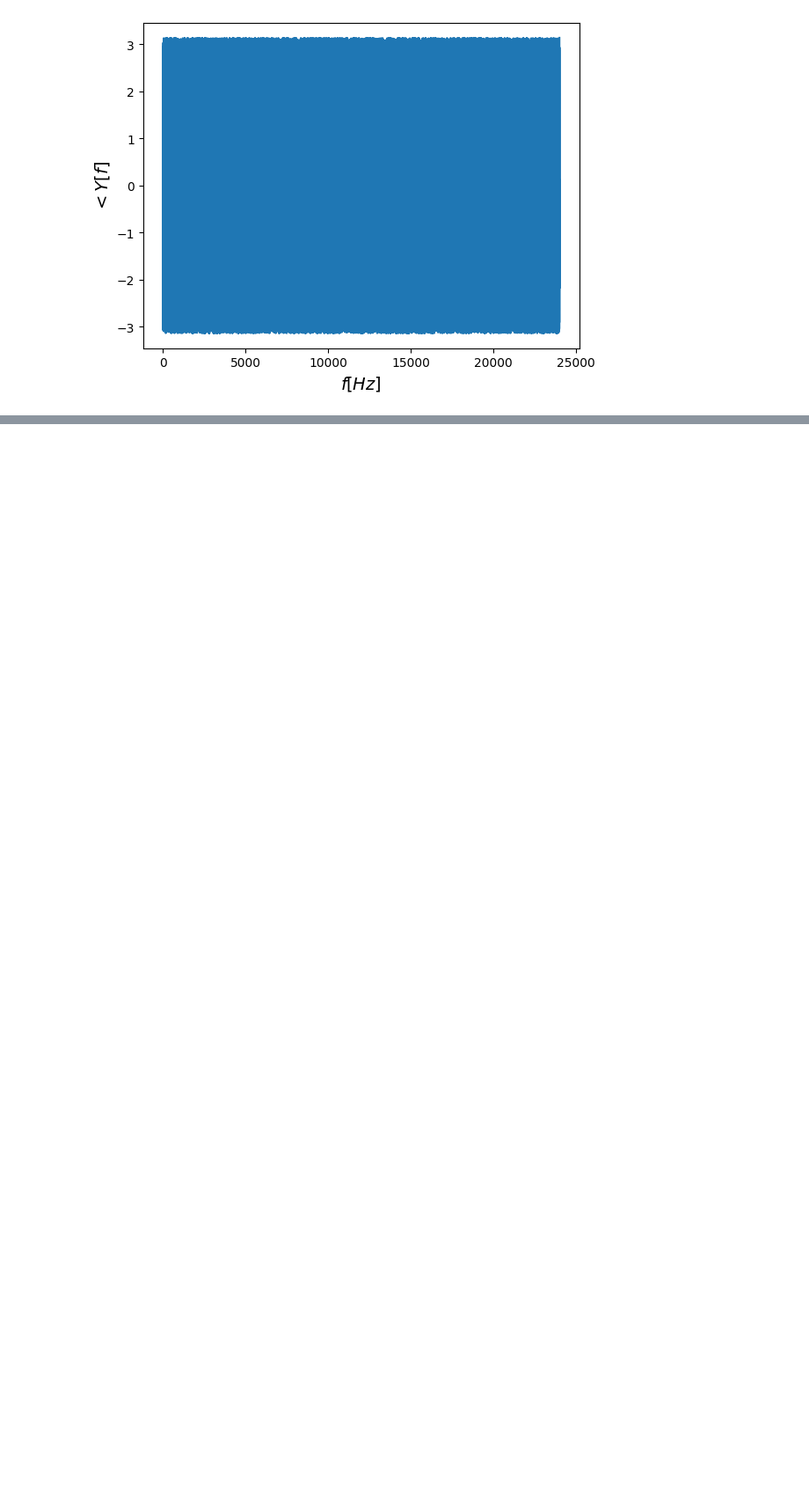
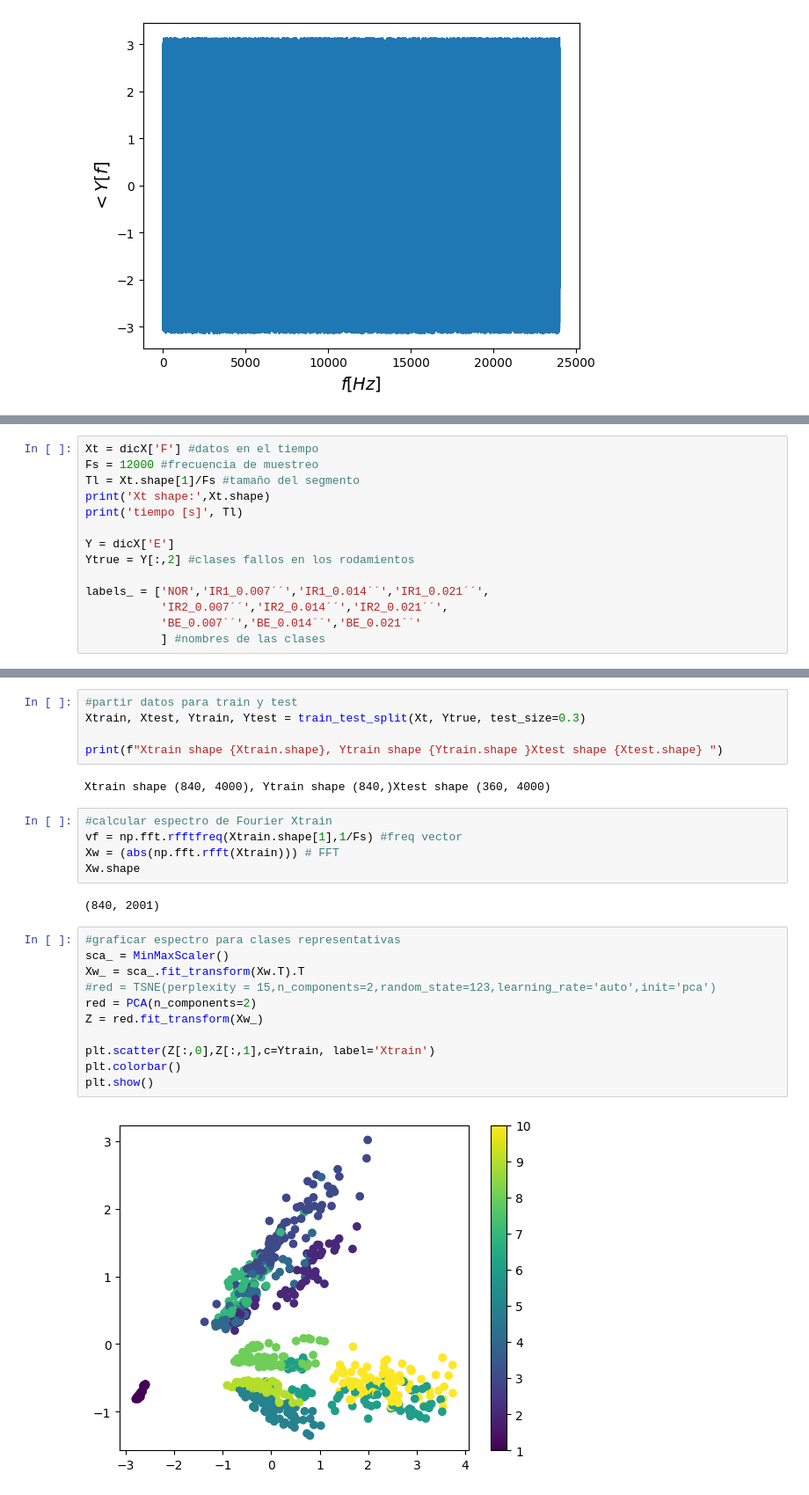
Before and after one commit to SantiagoValenciaCarmona/practicas, a Jupyter notebook: Segundo_parcial_SyS.ipynb, the cells around one changed output, grey strips where cells are left out. Shown at 88% size. Saved outputs shown, nothing was run; the diff lists cells and outputs as text; blank space fills up the shorter version.

```diff
--- a/Segundo_parcial_SyS.ipynb
+++ b/Segundo_parcial_SyS.ipynb
@@ -289,0 +331,14 @@ plt.show()
+# %%
+Xt = dicX['F'] #datos en el tiempo
+Fs = 12000 #frecuencia de muestreo
+Tl = Xt.shape[1]/Fs #tamaño del segmento
+print('Xt shape:',Xt.shape)
+print('tiempo [s]', Tl)
+
+Y = dicX['E']
+Ytrue = Y[:,2] #clases fallos en los rodamientos
+
+labels_ = ['NOR','IR1_0.007´´','IR1_0.014´´','IR1_0.021´´',
+           'IR2_0.007´´','IR2_0.014´´','IR2_0.021´´',
+           'BE_0.007´´','BE_0.014´´','BE_0.021´´'
+           ] #nombres de las clases
@@ -289,0 +354,27 @@ plt.show()
+# %%
+#partir datos para train y test
+Xtrain, Xtest, Ytrain, Ytest = train_test_split(Xt, Ytrue, test_size=0.3)
+
+print(f"Xtrain shape {Xtrain.shape}, Ytrain shape {Ytrain.shape }Xtest shape {Xtest.shape} ")
+# %% [output]
+Xtrain shape (840, 4000), Ytrain shape (840,)Xtest shape (360, 4000)
+# %%
+#calcular espectro de Fourier Xtrain
+vf = np.fft.rfftfreq(Xtrain.shape[1],1/Fs) #freq vector
+Xw = (abs(np.fft.rfft(Xtrain))) # FFT
+Xw.shape
+# %% [output]
+(840, 2001)
+# %%
+#graficar espectro para clases representativas
+sca_ = MinMaxScaler()
+Xw_ = sca_.fit_transform(Xw.T).T
+#red = TSNE(perplexity = 15,n_components=2,random_state=123,learning_rate='auto',init='pca')
+red = PCA(n_components=2)
+Z = red.fit_transform(Xw_)
+
+plt.scatter(Z[:,0],Z[:,1],c=Ytrain, label='Xtrain')
+plt.colorbar()
+plt.show()
+# %% [output]
+[figure, added]
```
Also changed, not shown: parts of 14 cells of this notebook.
